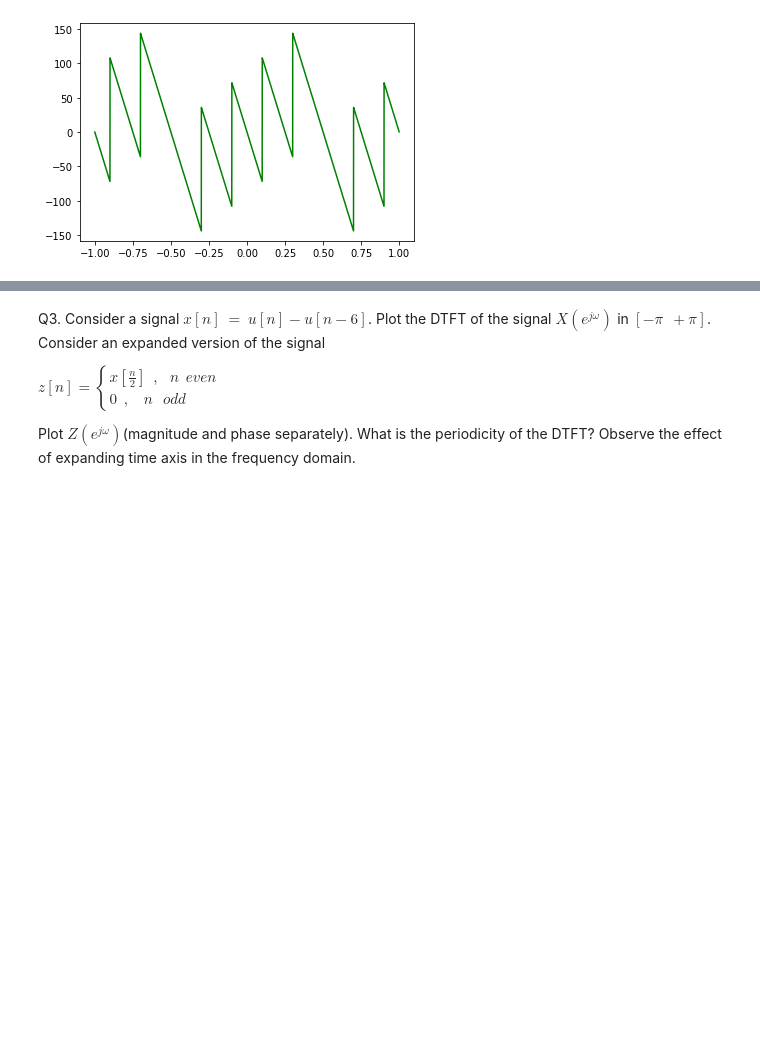
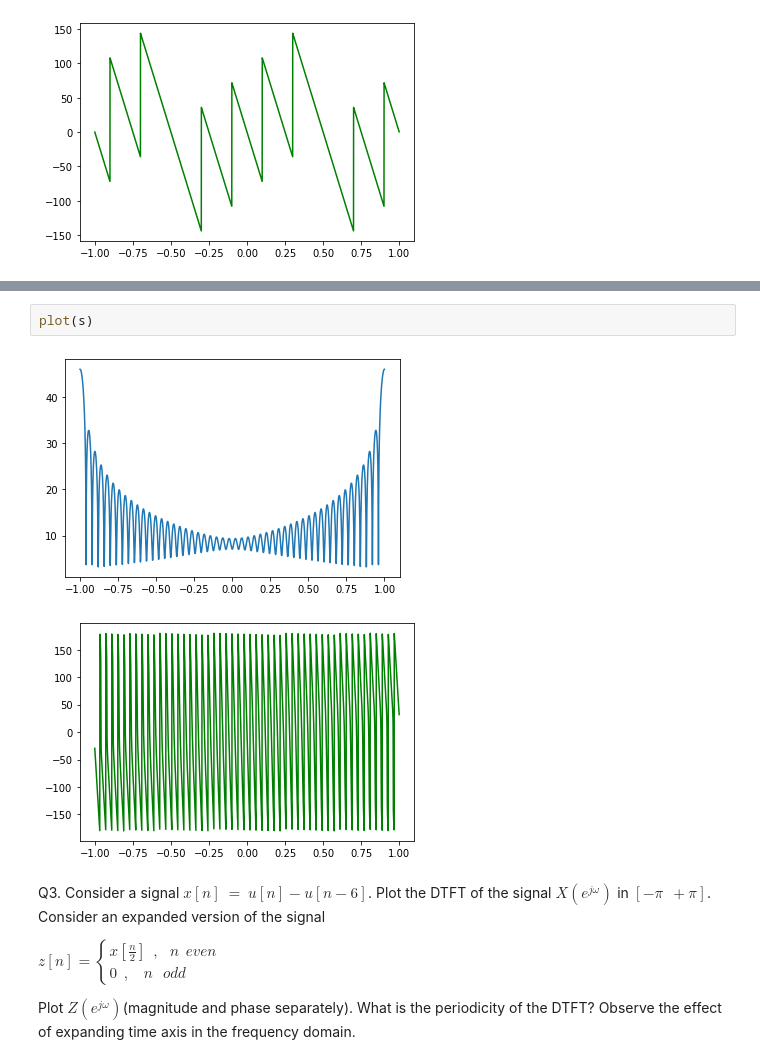
Before and after one commit to the-pinbo/DSP-lab, a Jupyter notebook: Lab2/DTFT.ipynb, the cells around one changed output, grey strips where cells are left out. Saved outputs shown, nothing was run; the diff lists cells and outputs as text; blank space fills up the shorter version.

```diff
--- a/Lab2/DTFT.ipynb
+++ b/Lab2/DTFT.ipynb
@@ -148,3 +214,8 @@ import scipy.signal as sig
+# %%
+plot(s)
+# %% [output]
+[figure, added]
+[figure, added]
 # %% [markdown]
 Q3. Consider a signal $x[n] ~ =~u[n]-u[n-6]$. Plot the DTFT of the signal $X(e^{j\omega})$ in $[-\pi ~~+\pi]$. Consider an expanded version of the signal
 
```
Also changed, not shown: parts of 10 cells of this notebook.
